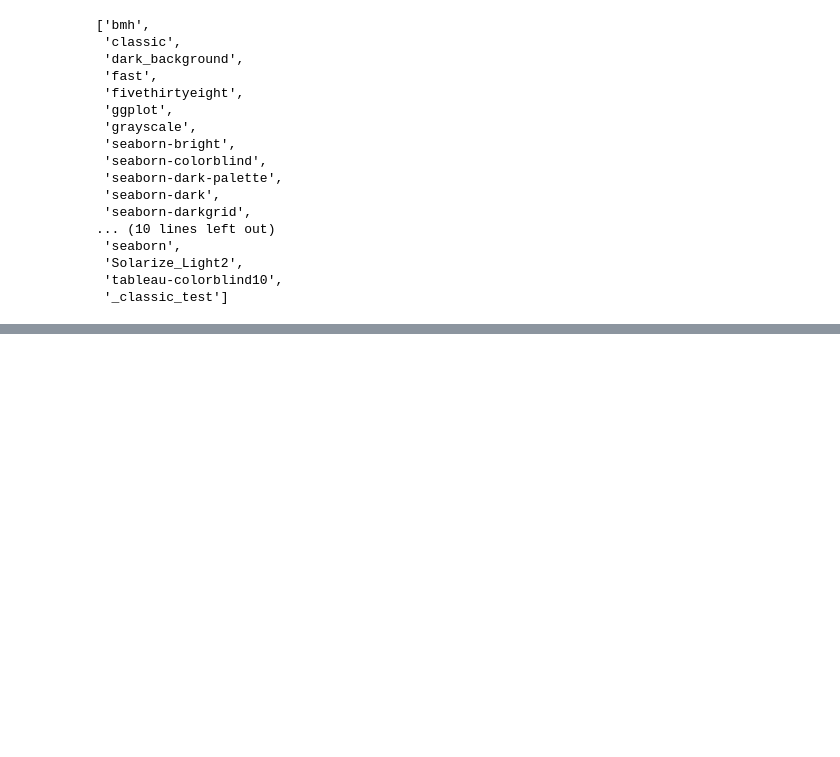
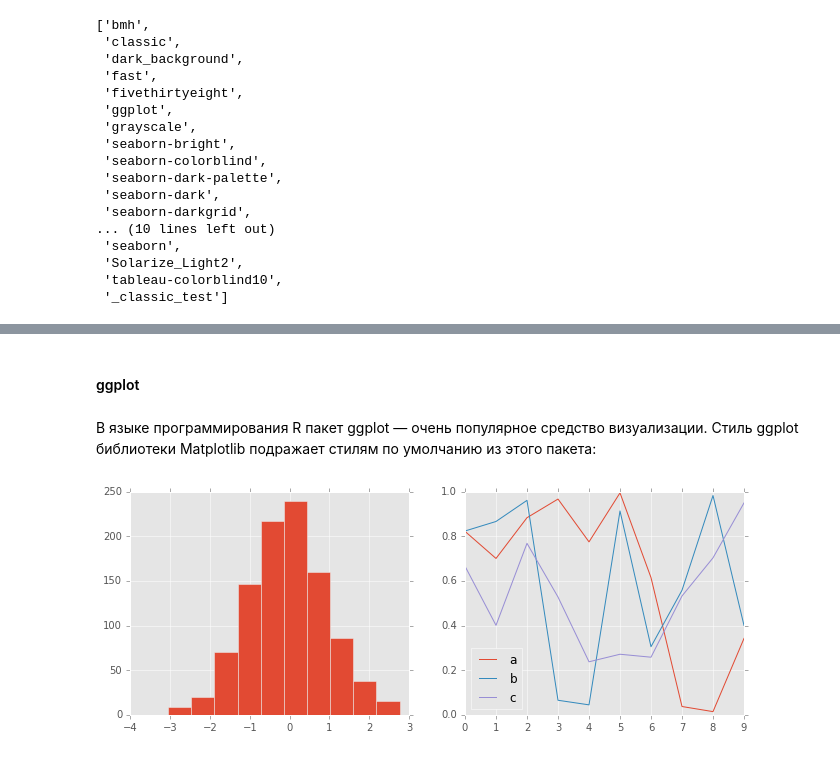
Before and after one commit to rusantsovsv/matplotlib_tr, a Jupyter notebook: 12.Matplotlib_rc_stylesheets.ipynb, the cells around one changed output, grey strips where cells are left out. Cells and saved outputs as stored; diff of their text form; code cells hidden in the pictures; blank space fills up the shorter version.

```diff
--- a/12.Matplotlib_rc_stylesheets.ipynb
+++ b/12.Matplotlib_rc_stylesheets.ipynb
@@ -112,0 +163,9 @@ plt.style.available
+# %% [markdown]
+#### ggplot
+# %% [markdown]
+В языке программирования R пакет ggplot — очень популярное средство визуализации. Стиль ggplot библиотеки Matplotlib подражает стилям по умолчанию из этого пакета:
+# %%
+with plt.style.context('ggplot'):
+    hist_and_lines()
+# %% [output]
+[figure, added]
```
Also changed, not shown: parts of 31 cells of this notebook, 2 other files.
